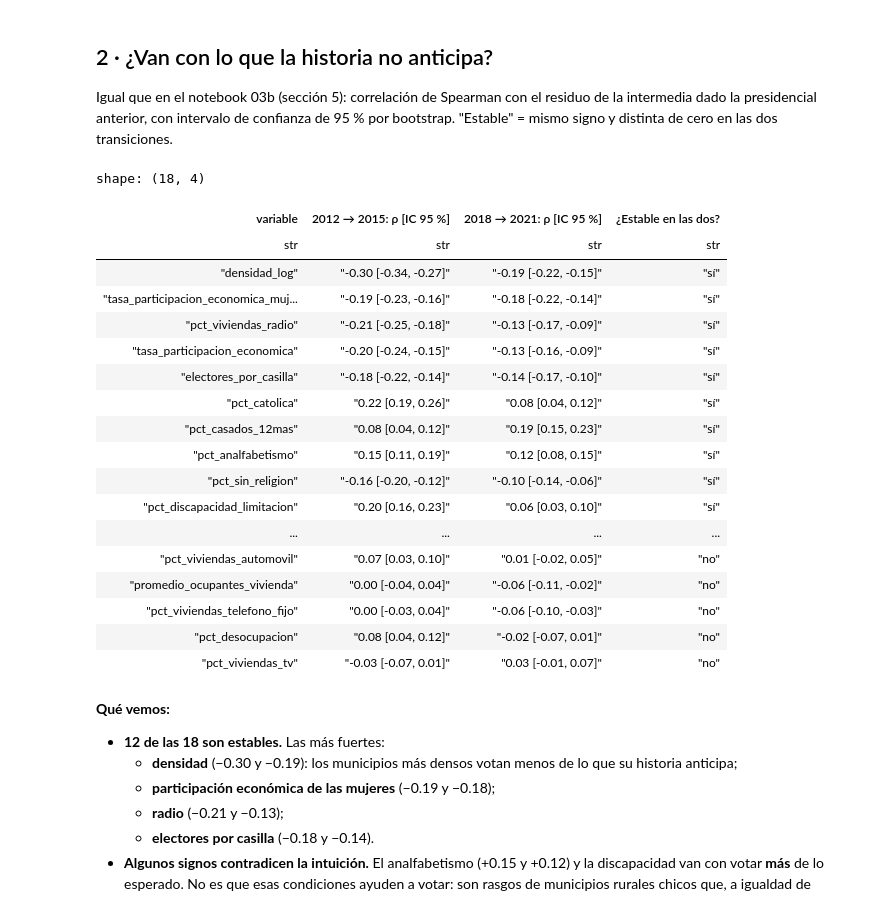
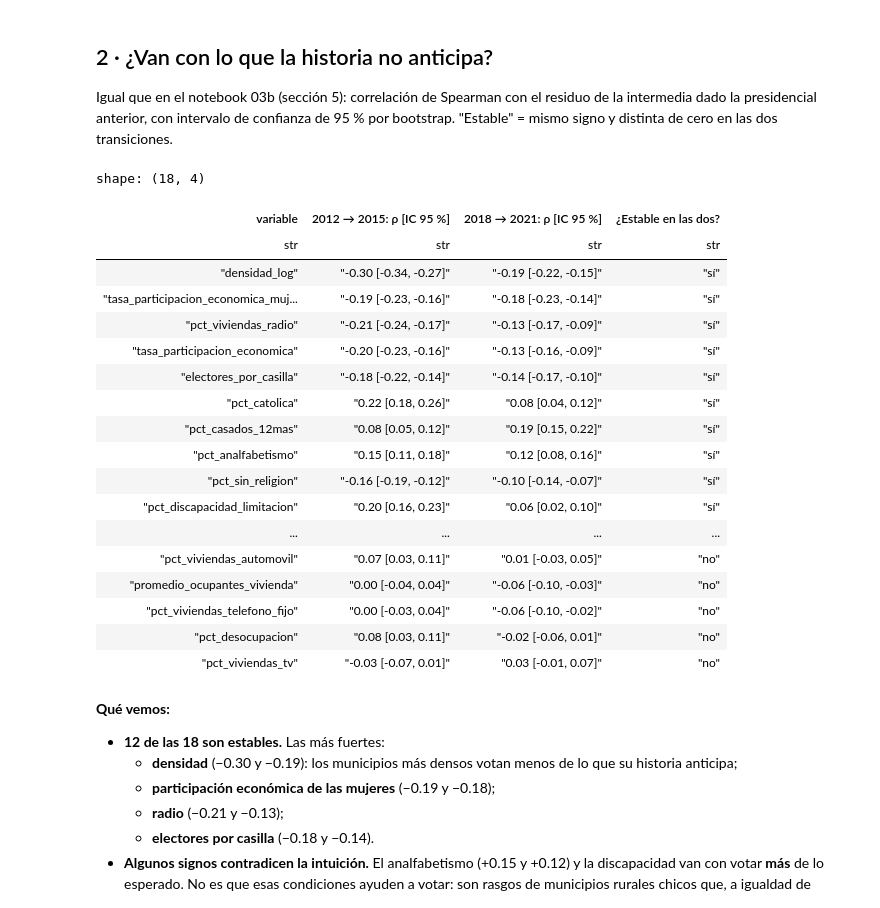
Before and after one commit to JorgeTato99/ine-hackathon-2026, a Jupyter notebook: notebooks/04b_fuentes_adicionales_e_importancia.ipynb, the cells around one changed output. Saved outputs shown, nothing was run; the diff lists cells and outputs as text; code cells hidden in the pictures.

```diff
--- a/notebooks/04b_fuentes_adicionales_e_importancia.ipynb
+++ b/notebooks/04b_fuentes_adicionales_e_importancia.ipynb
@@ -140,7 +140,8 @@ ampliada = pl.concat([variables.filter(pl.col('eleccion_objetivo') == T).join(ce
                       .join(casillas[ACTAS[T]], on='cvegeo', how='left').join(area, on='cvegeo', how='left')
                       .with_columns(densidad_log=(pl.col('poblacion_censo') / pl.col('km2')).log()) for T in (2015, 2021, 2027)], how='diagonal_relaxed')
 no_finitos = {c: ampliada.select((~pl.col(c).is_finite()).sum()).item() for c in NUEVAS}
-ampliada = ampliada.with_columns([pl.when(pl.col(c).is_finite()).then(pl.col(c)).alias(c) for c in NUEVAS])
+ampliada = (ampliada.with_columns([pl.when(pl.col(c).is_finite()).then(pl.col(c)).alias(c) for c in NUEVAS])
+            .sort('eleccion_objetivo', 'cvegeo'))   # orden fijo: los resultados con azar no dependen del orden de las uniones
 print('Valores no finitos que pasan a vacío:', {k: v for k, v in no_finitos.items() if v})
 print(f'Área total de los municipios: {area["km2"].sum():,.0f} km² (México: unos 1.96 millones)')
 ampliada.group_by('eleccion_objetivo').agg(pl.len().alias('Municipios'), *[pl.col(c).null_count().alias(f'vacíos: {c}') for c in ['pct_sin_religion', 'electores_por_casilla', 'densidad_log']]).sort('eleccion_objetivo')
@@ -162,44 +163,45 @@ Igual que en el notebook 03b (sección 5): correlación de Spearman con el resid
 # %%
 def con_resultado(T):
     return ampliada.filter((pl.col('eleccion_objetivo') == T) & pl.col('desviacion_objetivo').is_not_null()
                            & ~pl.col('sin_casilla_objetivo').fill_null(False) & pl.col('desviacion_presidencial').is_not_null())
 def spearman_ic(x, y, veces=400):
     ok = ~(np.isnan(x) | np.isnan(y)); x, y = x[ok], y[ok]
+    orden = np.lexsort((y, x)); x, y = x[orden], y[orden]   # el remuestreo no depende del orden de las filas
     bs = [spearmanr(x[i], y[i]).statistic for i in (rng.integers(0, len(x), len(x)) for _ in range(veces))]
     return spearmanr(x, y).statistic, np.percentile(bs, 2.5), np.percentile(bs, 97.5)
 filas = []
 for T in (2015, 2021):
     d = con_resultado(T)
     pendiente, ordenada = np.polyfit(d['desviacion_presidencial'], d['desviacion_objetivo'], 1)
     residuo = d['desviacion_objetivo'].to_numpy() - (ordenada + pendiente * d['desviacion_presidencial'].to_numpy())
     for v in NUEVAS:
         r, bajo, alto = spearman_ic(d[v].cast(pl.Float64).to_numpy(), residuo)
         filas.append({'variable': v, 'T': T, 'txt': f'{r:.2f} [{bajo:.2f}, {alto:.2f}]', 'bajo': bajo, 'alto': alto, 'r': r})
 estabilidad = (pl.DataFrame(filas).group_by('variable').agg(pl.col('txt').sort_by('T'), pl.col('r').sort_by('T'),
                ((pl.col('bajo') > 0).all() | (pl.col('alto') < 0).all()).alias('estable'))
                .with_columns(pl.col('txt').list.get(0).alias('2012 → 2015: ρ [IC 95 %]'), pl.col('txt').list.get(1).alias('2018 → 2021: ρ [IC 95 %]'),
                              pl.col('r').list.mean().abs().alias('fuerza'))
                .sort('estable', 'fuerza', descending=True))
 estabilidad.select('variable', '2012 → 2015: ρ [IC 95 %]', '2018 → 2021: ρ [IC 95 %]', pl.col('estable').replace_strict({True: 'sí', False: 'no'}).alias('¿Estable en las dos?'))
 # %% [output]
 shape: (18, 4)
 | variable | 2012 → 2015: ρ [IC 95 %] | 2018 → 2021: ρ [IC 95 %] | ¿Estable en las dos? |
 | str | str | str | str |
 | "densidad_log" | "-0.30 [-0.34, -0.27]" | "-0.19 [-0.22, -0.15]" | "sí" |
-| "tasa_participacion_economica_muj... | "-0.19 [-0.23, -0.16]" | "-0.18 [-0.22, -0.14]" | "sí" |
-| "pct_viviendas_radio" | "-0.21 [-0.25, -0.18]" | "-0.13 [-0.17, -0.09]" | "sí" |
-| "tasa_participacion_economica" | "-0.20 [-0.24, -0.15]" | "-0.13 [-0.16, -0.09]" | "sí" |
+| "tasa_participacion_economica_muj... | "-0.19 [-0.23, -0.16]" | "-0.18 [-0.23, -0.14]" | "sí" |
+| "pct_viviendas_radio" | "-0.21 [-0.24, -0.17]" | "-0.13 [-0.17, -0.09]" | "sí" |
+| "tasa_participacion_economica" | "-0.20 [-0.23, -0.16]" | "-0.13 [-0.16, -0.09]" | "sí" |
 | "electores_por_casilla" | "-0.18 [-0.22, -0.14]" | "-0.14 [-0.17, -0.10]" | "sí" |
-| "pct_catolica" | "0.22 [0.19, 0.26]" | "0.08 [0.04, 0.12]" | "sí" |
-| "pct_casados_12mas" | "0.08 [0.04, 0.12]" | "0.19 [0.15, 0.23]" | "sí" |
-| "pct_analfabetismo" | "0.15 [0.11, 0.19]" | "0.12 [0.08, 0.15]" | "sí" |
-| "pct_sin_religion" | "-0.16 [-0.20, -0.12]" | "-0.10 [-0.14, -0.06]" | "sí" |
-| "pct_discapacidad_limitacion" | "0.20 [0.16, 0.23]" | "0.06 [0.03, 0.10]" | "sí" |
+| "pct_catolica" | "0.22 [0.18, 0.26]" | "0.08 [0.04, 0.12]" | "sí" |
+| "pct_casados_12mas" | "0.08 [0.05, 0.12]" | "0.19 [0.15, 0.22]" | "sí" |
+| "pct_analfabetismo" | "0.15 [0.11, 0.18]" | "0.12 [0.08, 0.16]" | "sí" |
+| "pct_sin_religion" | "-0.16 [-0.19, -0.12]" | "-0.10 [-0.14, -0.07]" | "sí" |
+| "pct_discapacidad_limitacion" | "0.20 [0.16, 0.23]" | "0.06 [0.02, 0.10]" | "sí" |
 | ... | ... | ... | ... |
-| "pct_viviendas_automovil" | "0.07 [0.03, 0.10]" | "0.01 [-0.02, 0.05]" | "no" |
-| "promedio_ocupantes_vivienda" | "0.00 [-0.04, 0.04]" | "-0.06 [-0.11, -0.02]" | "no" |
-| "pct_viviendas_telefono_fijo" | "0.00 [-0.03, 0.04]" | "-0.06 [-0.10, -0.03]" | "no" |
-| "pct_desocupacion" | "0.08 [0.04, 0.12]" | "-0.02 [-0.07, 0.01]" | "no" |
+| "pct_viviendas_automovil" | "0.07 [0.03, 0.11]" | "0.01 [-0.03, 0.05]" | "no" |
+| "promedio_ocupantes_vivienda" | "0.00 [-0.04, 0.04]" | "-0.06 [-0.10, -0.03]" | "no" |
+| "pct_viviendas_telefono_fijo" | "0.00 [-0.03, 0.04]" | "-0.06 [-0.10, -0.02]" | "no" |
+| "pct_desocupacion" | "0.08 [0.03, 0.11]" | "-0.02 [-0.06, 0.01]" | "no" |
 | "pct_viviendas_tv" | "-0.03 [-0.07, 0.01]" | "0.03 [-0.01, 0.07]" | "no" |
 # %% [markdown]
 **Qué vemos:**
```
Also changed, not shown: parts of 2 cells of this notebook, 16 other files.
